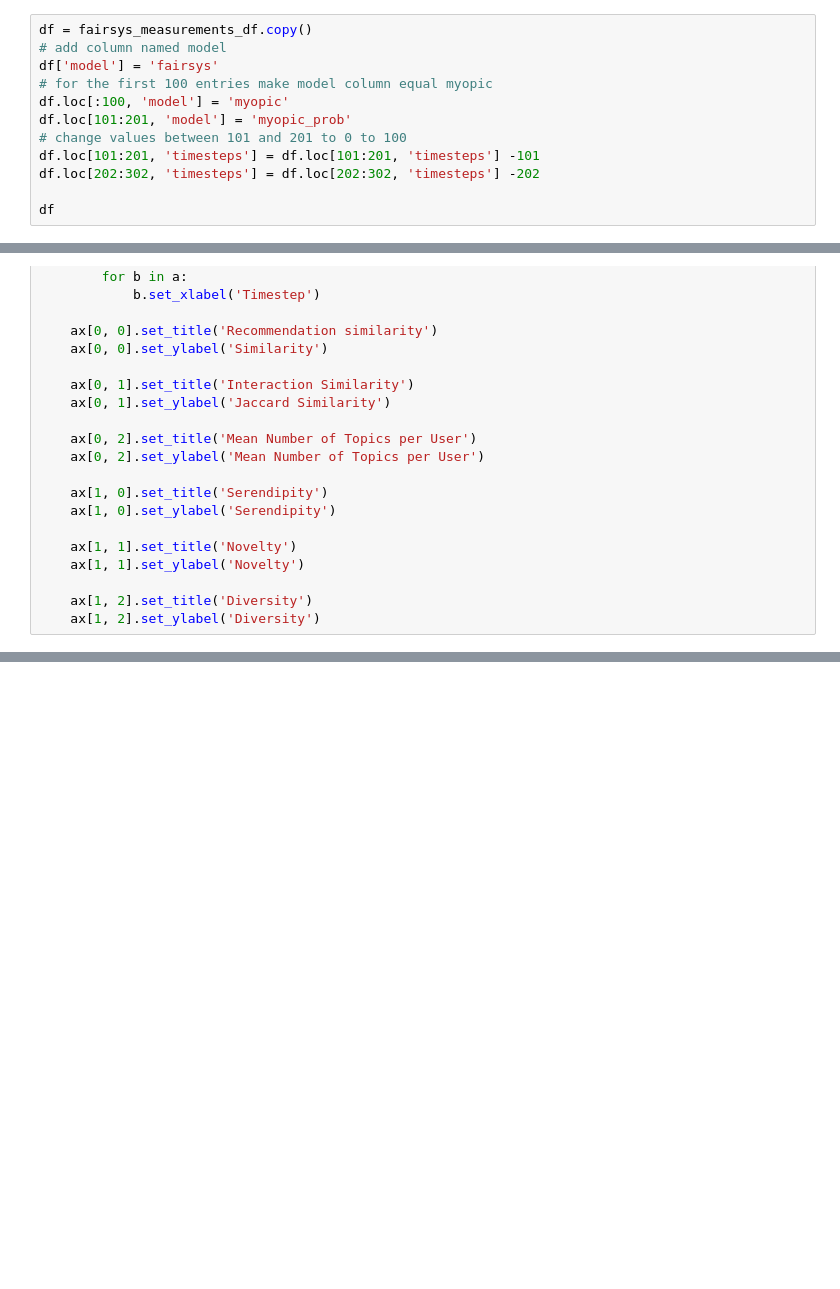
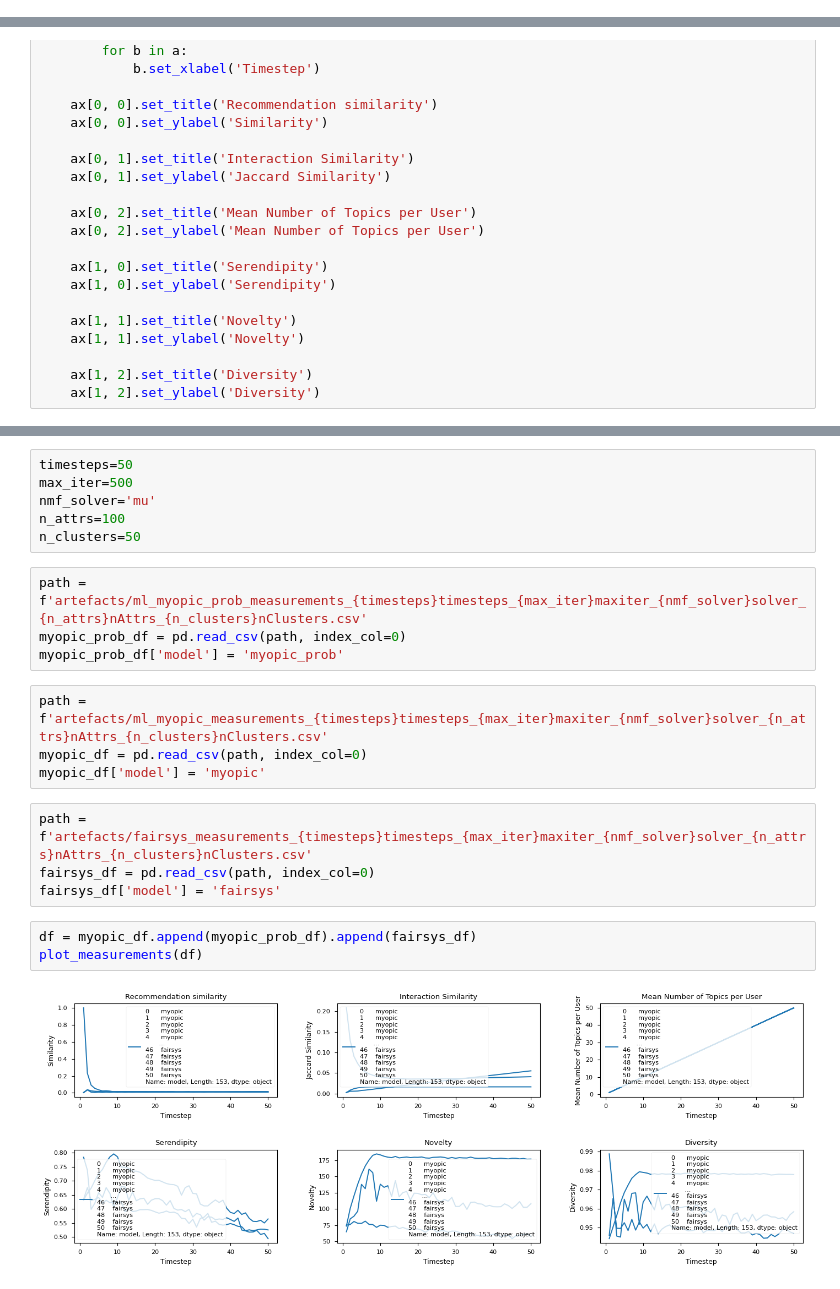
Before and after one commit to jannikjw/fair-recommender-systems, a Jupyter notebook: trecs_exp.ipynb, the cells around one changed output, grey strips where cells are left out. Cells and saved outputs as stored; diff of their text form; blank space fills up the shorter version.

```diff
--- a/trecs_exp.ipynb
+++ b/trecs_exp.ipynb
@@ -301,12 +267,0 @@ timesteps 303
-# %%
-df = fairsys_measurements_df.copy()
-# add column named model
-df['model'] = 'fairsys'
-# for the first 100 entries make model column equal myopic
-df.loc[:100, 'model'] = 'myopic'
-df.loc[101:201, 'model'] = 'myopic_prob'
-# change values between 101 and 201 to 0 to 100
-df.loc[101:201, 'timesteps'] = df.loc[101:201, 'timesteps'] -101
-df.loc[202:302, 'timesteps'] = df.loc[202:302, 'timesteps'] -202
-
-df
@@ -414,0 +367,23 @@ NameError: name 'mse' is not defined
+# %%
+timesteps=50
+max_iter=500
+nmf_solver='mu'
+n_attrs=100
+n_clusters=50
+# %%
+path = f'artefacts/ml_myopic_prob_measurements_{timesteps}timesteps_{max_iter}maxiter_{nmf_solver}solver_{n_attrs}nAttrs_{n_clusters}nClusters.csv'
+myopic_prob_df = pd.read_csv(path, index_col=0)
+myopic_prob_df['model'] = 'myopic_prob'
+# %%
+path = f'artefacts/ml_myopic_measurements_{timesteps}timesteps_{max_iter}maxiter_{nmf_solver}solver_{n_attrs}nAttrs_{n_clusters}nClusters.csv'
+myopic_df = pd.read_csv(path, index_col=0)
+myopic_df['model'] = 'myopic'
+# %%
+path = f'artefacts/fairsys_measurements_{timesteps}timesteps_{max_iter}maxiter_{nmf_solver}solver_{n_attrs}nAttrs_{n_clusters}nClusters.csv'
+fairsys_df = pd.read_csv(path, index_col=0)
+fairsys_df['model'] = 'fairsys'
+# %%
+df = myopic_df.append(myopic_prob_df).append(fairsys_df)
+plot_measurements(df)
+# %% [output]
+[figure, added]
```
Also changed, not shown: parts of 31 cells of this notebook, 4 other files.
